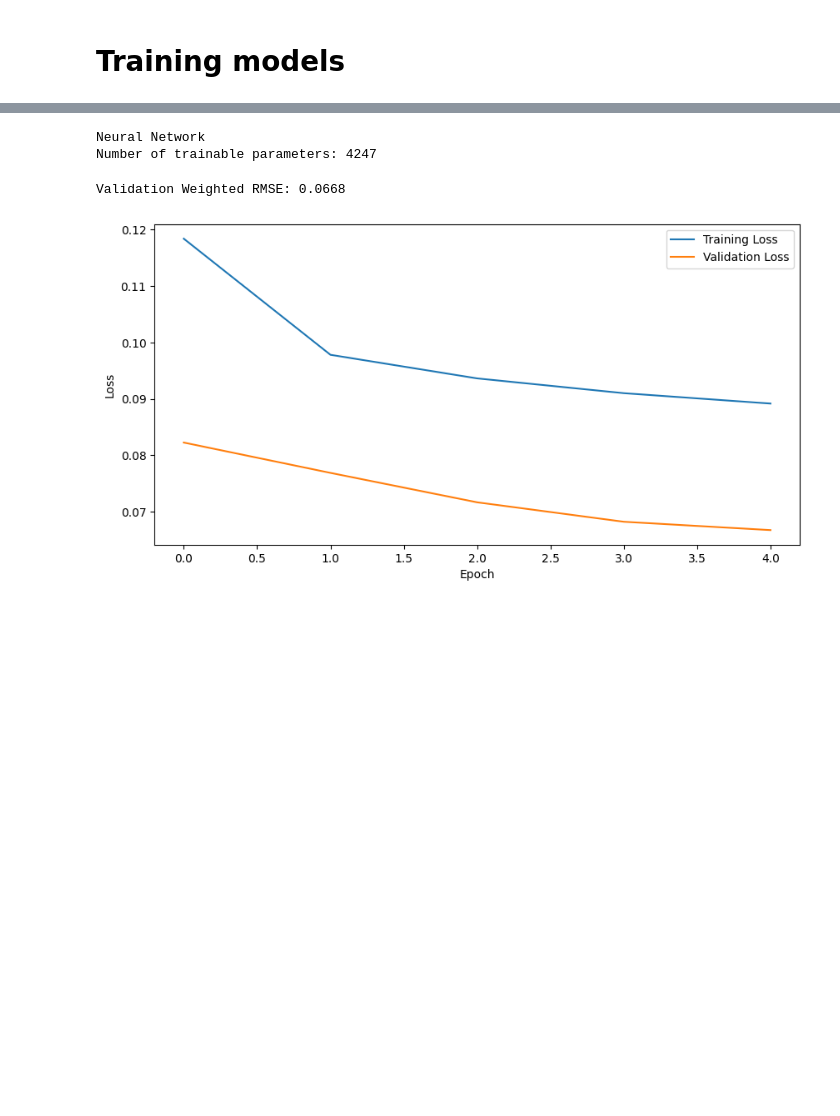
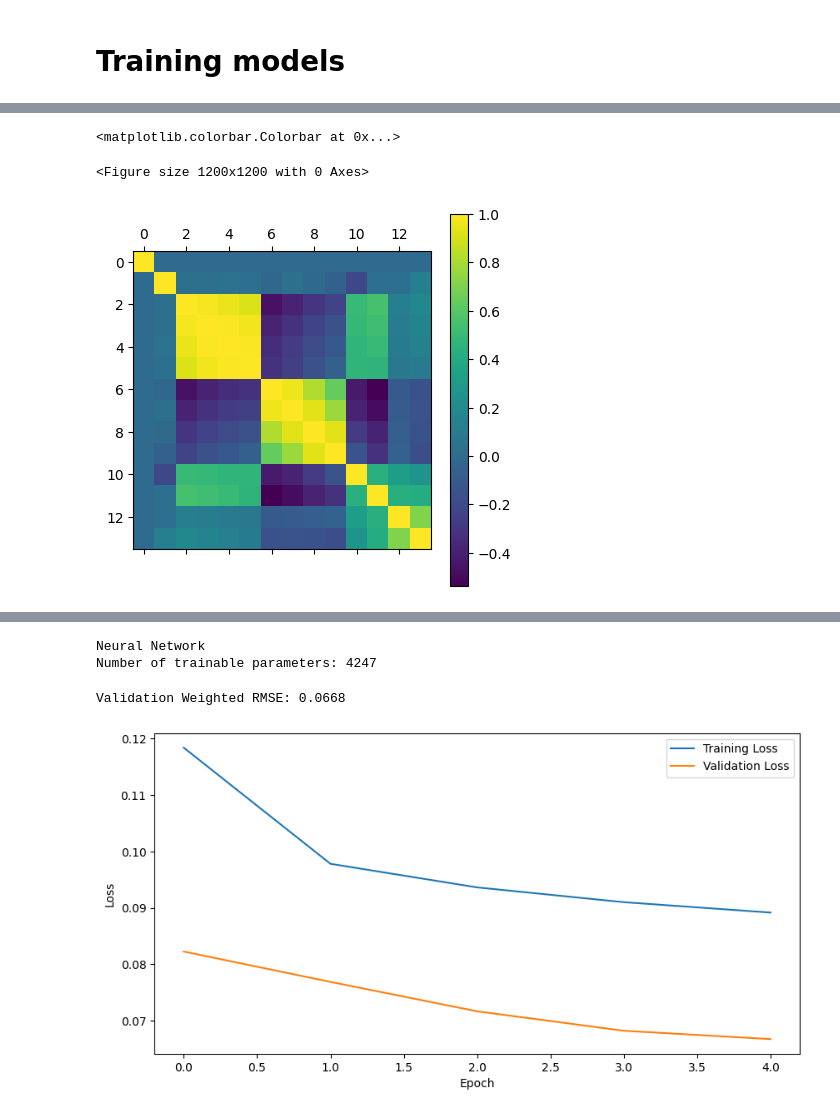
Before and after one commit to killian31/IdGas, a Jupyter notebook: train.ipynb, the cells around one changed output, grey strips where cells are left out. Saved outputs shown, nothing was run; the diff lists cells and outputs as text; code cells hidden in the pictures; blank space fills up the shorter version.

```diff
--- a/train.ipynb
+++ b/train.ipynb
@@ -33,3 +98,12 @@ Y val shape: (40587, 23)
+# %%
+import matplotlib.pyplot as plt
+plt.figure(figsize=(12,12))
+plt.matshow(x_train.corr())
+plt.colorbar()
+# %% [output]
+<matplotlib.colorbar.Colorbar at 0x...>
+<Figure size 1200x1200 with 0 Axes>
+[figure, added]
 # %%
 print("Basic Random Forest")
 rf_model = run_random_forest_experiment(x_train, y_train, x_val, y_val)
```
Also changed, not shown: parts of 19 cells of this notebook, 7 other files.
